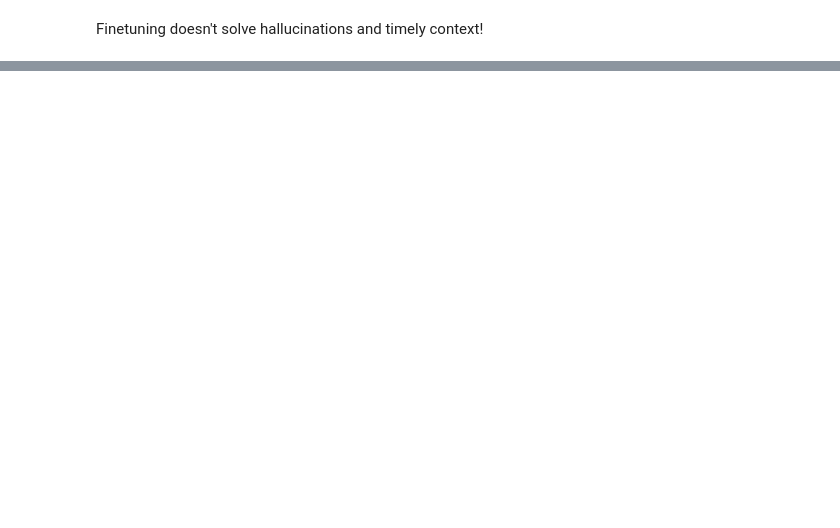
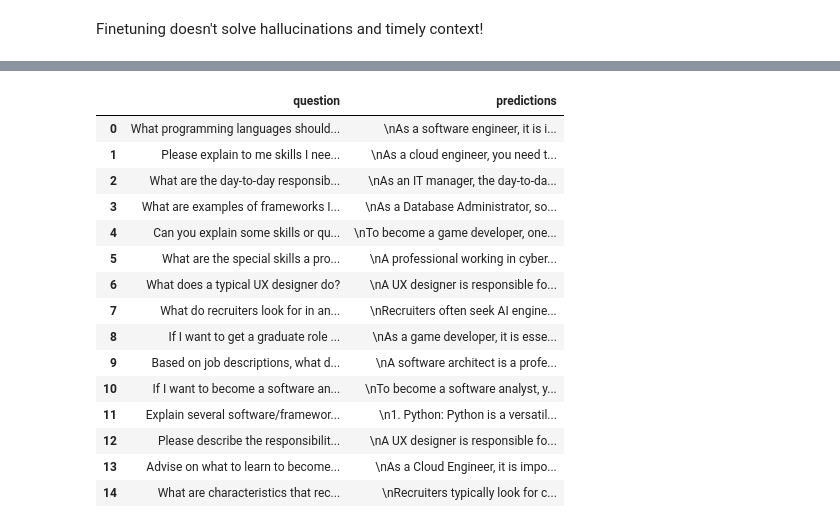
Before and after one commit to huishingchong/agile_llm, a Jupyter notebook: prompting.ipynb, the cells around one changed output, grey strips where cells are left out. Saved outputs shown, nothing was run; the diff lists cells and outputs as text; code cells hidden in the pictures; blank space fills up the shorter version.

```diff
--- a/prompting.ipynb
+++ b/prompting.ipynb
@@ -463,0 +397,2 @@ fine_eval2
+# %%
+fine_evaluation2 = chain_predictions_from_data(fine_tuned_llm_chain, pipeline_eval2)
@@ -464 +418,20 @@ fine_eval2
+# %%
+fine_evaluation2
+# %% [output]
+|  | question | predictions |
+| 0 | What programming languages should... | \nAs a software engineer, it is i... |
+| 1 | Please explain to me skills I nee... | \nAs a cloud engineer, you need t... |
+| 2 | What are the day-to-day responsib... | \nAs an IT manager, the day-to-da... |
+| 3 | What are examples of frameworks I... | \nAs a Database Administrator, so... |
+| 4 | Can you explain some skills or qu... | \nTo become a game developer, one... |
+| 5 | What are the special skills a pro... | \nA professional working in cyber... |
+| 6 | What does a typical UX designer do? | \nA UX designer is responsible fo... |
+| 7 | What do recruiters look for in an... | \nRecruiters often seek AI engine... |
+| 8 | If I want to get a graduate role ... | \nAs a game developer, it is esse... |
+| 9 | Based on job descriptions, what d... | \nA software architect is a profe... |
+| 10 | If I want to become a software an... | \nTo become a software analyst, y... |
+| 11 | Explain several software/framewor... | \n1. Python: Python is a versatil... |
+| 12 | Please describe the responsibilit... | \nA UX designer is responsible fo... |
+| 13 | Advise on what to learn to become... | \nAs a Cloud Engineer, it is impo... |
+| 14 | What are characteristics that rec... | \nRecruiters typically look for c... |
 # %%
```
Also changed, not shown: parts of 14 cells of this notebook.
